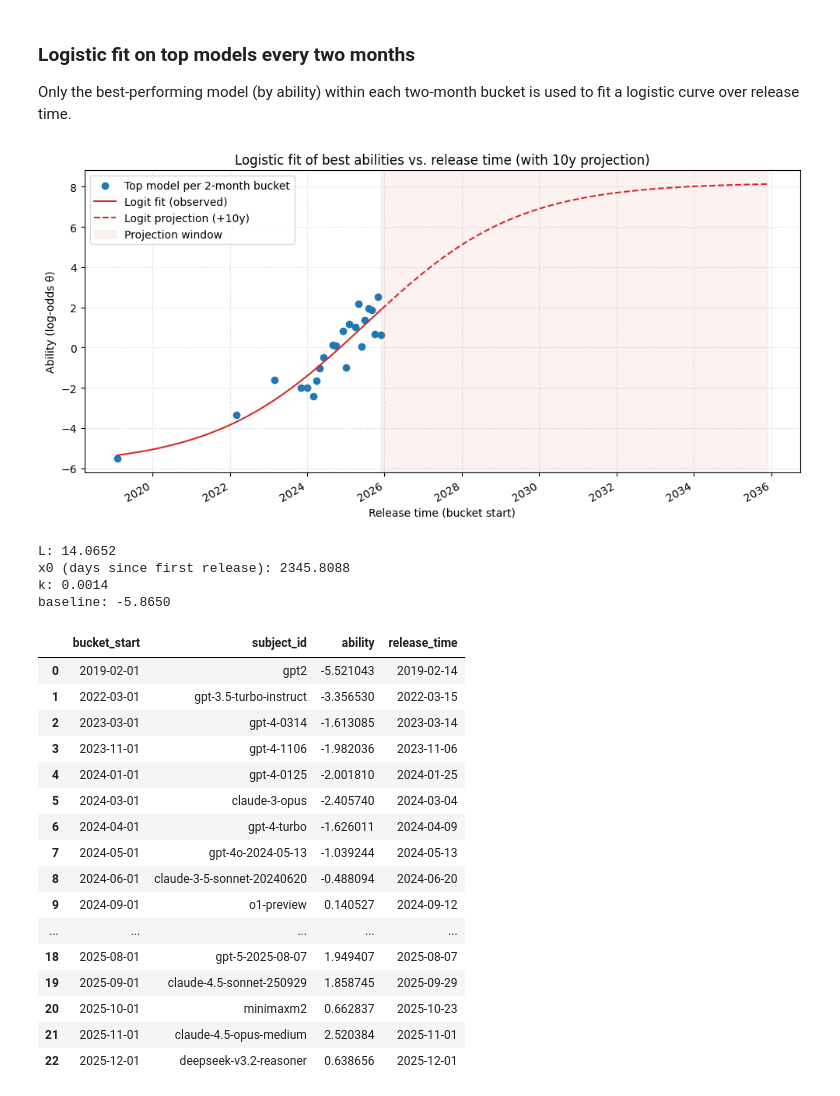
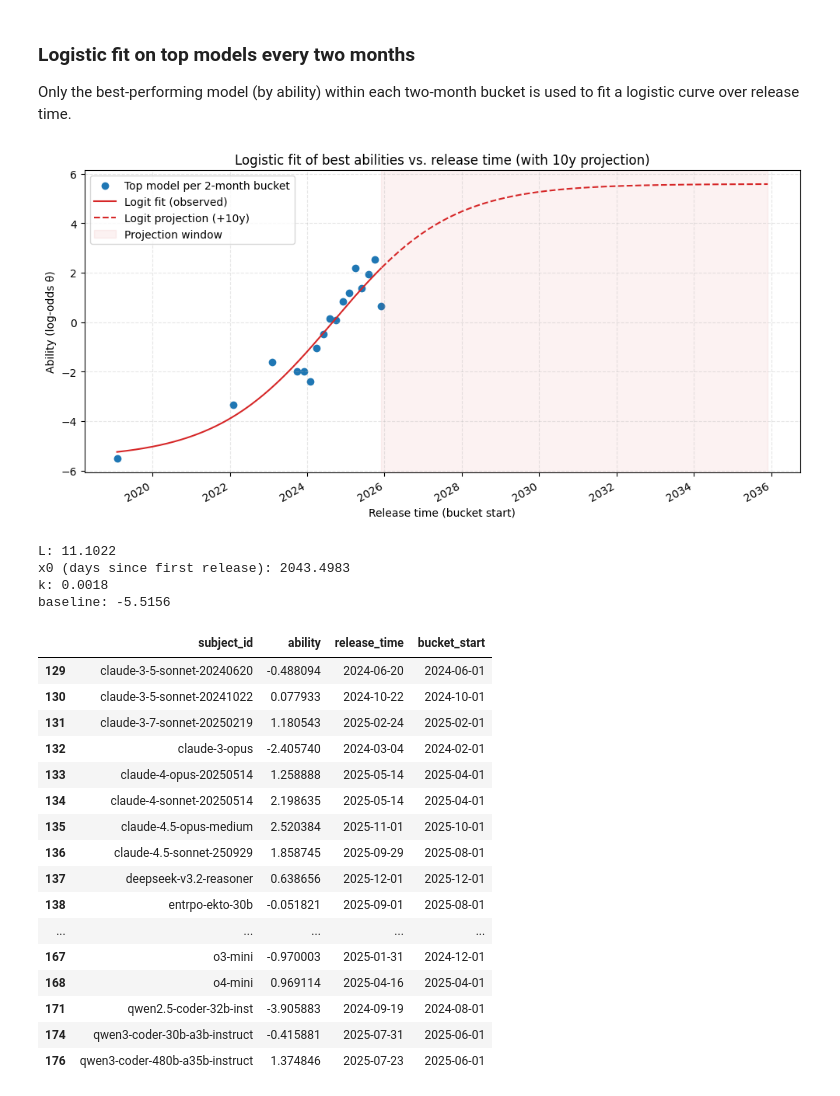
Before and after one commit to FY-Liu/BRIDGE, a Jupyter notebook: IRT/irt.ipynb, the cells around one changed output. Cells and saved outputs as stored; diff of their text form; code cells hidden in the pictures.

Commit message:
Update plot.

```diff
--- a/IRT/irt.ipynb
+++ b/IRT/irt.ipynb
@@ -1570,7 +1878,24 @@ abilities_df = pd.read_csv(abilities_path)
 model_df = abilities_df.copy()
 model_df['release_time'] = pd.to_datetime(model_df['release_time'], errors='coerce')
 model_df = model_df.dropna(subset=['release_time'])
-model_df['bucket_start'] = model_df['release_time'].dt.to_period('2M').dt.start_time
+if model_df.empty:
+    raise ValueError('No models with release_time available for logistic fitting.')
+
+bucket_span_months = 2
+release_month_numbers = (
+    model_df['release_time'].dt.year * 12 + (model_df['release_time'].dt.month - 1)
+).astype(int)
+anchor_month_number = int(release_month_numbers.min())
+bucket_indices = ((release_month_numbers - anchor_month_number) // bucket_span_months).astype(int)
+bucket_month_numbers = anchor_month_number + bucket_indices * bucket_span_months
+bucket_years = bucket_month_numbers // 12
+bucket_month_in_year = (bucket_month_numbers % 12) + 1
+model_df['bucket_start'] = pd.to_datetime({
+    'year': bucket_years,
+    'month': bucket_month_in_year,
+    'day': 1,
+})
+
 bucketed = (
     model_df
     .sort_values('ability', ascending=False)
@@ -1597,7 +1922,8 @@ initial_guess = [
 ]
 params, _ = curve_fit(logistic, x_days, y, p0=initial_guess, maxfev=20000)
 
-future_days = 365 * 10
+projection_years = 10
+future_days = projection_years * 365
 dense_x = np.linspace(x_days.min(), x_days.max() + future_days, 800)
 dense_dates = reference_time + pd.to_timedelta(dense_x, unit='D')
 fit_y = logistic(dense_x, *params)
@@ -1607,58 +1933,58 @@ ax.scatter(
     bucketed['bucket_start'],
     bucketed['ability'],
     color='#1f77b4',
-    label='Top model per 2-month bucket',
+    label=f'Top model per {bucket_span_months}-month bucket',
 )
 observed_mask = dense_dates <= bucketed['bucket_start'].max()
 ax.plot(dense_dates[observed_mask], fit_y[observed_mask], color='#d62728', label='Logit fit (observed)')
 ax.plot(
     dense_dates[~observed_mask],
     fit_y[~observed_mask],
     color='#d62728',
     linestyle='--',
-    label='Logit projection (+10y)',
+    label=f'Logit projection (+{projection_years}y)',
 )
 ax.axvspan(
     bucketed['bucket_start'].max(),
     dense_dates.max(),
     color='#d62728',
     alpha=0.06,
     label='Projection window',
 )
 ax.set_title('Logistic fit of best abilities vs. release time (with 10y projection)')
 ax.set_xlabel('Release time (bucket start)')
 ax.set_ylabel('Ability (log-odds θ)')
 ax.grid(True, linestyle='--', alpha=0.3)
 fig.autofmt_xdate()
 ax.legend(loc='best')
 plt.tight_layout()
 plt.show()
 
 for name, value in zip(['L', 'x0 (days since first release)', 'k', 'baseline'], params):
     print(f'{name}: {value:.4f}')
 # %% [output]
-[figure, old version]
+[figure, new version]
-L: 14.0652
-x0 (days since first release): 2345.8088
-k: 0.0014
-baseline: -5.8650
+L: 11.1022
+x0 (days since first release): 2043.4983
+k: 0.0018
+baseline: -5.5156
 # %%
-bucketed
+model_df
 # %% [output]
-|  | bucket_start | subject_id | ability | release_time |
-| 0 | 2019-02-01 | gpt2 | -5.521043 | 2019-02-14 |
-| 1 | 2022-03-01 | gpt-3.5-turbo-instruct | -3.356530 | 2022-03-15 |
-| 2 | 2023-03-01 | gpt-4-0314 | -1.613085 | 2023-03-14 |
-| 3 | 2023-11-01 | gpt-4-1106 | -1.982036 | 2023-11-06 |
-| 4 | 2024-01-01 | gpt-4-0125 | -2.001810 | 2024-01-25 |
-| 5 | 2024-03-01 | claude-3-opus | -2.405740 | 2024-03-04 |
-| 6 | 2024-04-01 | gpt-4-turbo | -1.626011 | 2024-04-09 |
-| 7 | 2024-05-01 | gpt-4o-2024-05-13 | -1.039244 | 2024-05-13 |
-| 8 | 2024-06-01 | claude-3-5-sonnet-20240620 | -0.488094 | 2024-06-20 |
-| 9 | 2024-09-01 | o1-preview | 0.140527 | 2024-09-12 |
+|  | subject_id | ability | release_time | bucket_start |
+| 129 | claude-3-5-sonnet-20240620 | -0.488094 | 2024-06-20 | 2024-06-01 |
+| 130 | claude-3-5-sonnet-20241022 | 0.077933 | 2024-10-22 | 2024-10-01 |
+| 131 | claude-3-7-sonnet-20250219 | 1.180543 | 2025-02-24 | 2025-02-01 |
+| 132 | claude-3-opus | -2.405740 | 2024-03-04 | 2024-02-01 |
+| 133 | claude-4-opus-20250514 | 1.258888 | 2025-05-14 | 2025-04-01 |
+| 134 | claude-4-sonnet-20250514 | 2.198635 | 2025-05-14 | 2025-04-01 |
+| 135 | claude-4.5-opus-medium | 2.520384 | 2025-11-01 | 2025-10-01 |
+| 136 | claude-4.5-sonnet-250929 | 1.858745 | 2025-09-29 | 2025-08-01 |
+| 137 | deepseek-v3.2-reasoner | 0.638656 | 2025-12-01 | 2025-12-01 |
+| 138 | entrpo-ekto-30b | -0.051821 | 2025-09-01 | 2025-08-01 |
 | ... | ... | ... | ... | ... |
-| 18 | 2025-08-01 | gpt-5-2025-08-07 | 1.949407 | 2025-08-07 |
-| 19 | 2025-09-01 | claude-4.5-sonnet-250929 | 1.858745 | 2025-09-29 |
-| 20 | 2025-10-01 | minimaxm2 | 0.662837 | 2025-10-23 |
-| 21 | 2025-11-01 | claude-4.5-opus-medium | 2.520384 | 2025-11-01 |
-| 22 | 2025-12-01 | deepseek-v3.2-reasoner | 0.638656 | 2025-12-01 |
+| 167 | o3-mini | -0.970003 | 2025-01-31 | 2024-12-01 |
+| 168 | o4-mini | 0.969114 | 2025-04-16 | 2025-04-01 |
+| 171 | qwen2.5-coder-32b-inst | -3.905883 | 2024-09-19 | 2024-08-01 |
+| 174 | qwen3-coder-30b-a3b-instruct | -0.415881 | 2025-07-31 | 2025-06-01 |
+| 176 | qwen3-coder-480b-a35b-instruct | 1.374846 | 2025-07-23 | 2025-06-01 |
```
Also changed, not shown: parts of 7 cells of this notebook.
